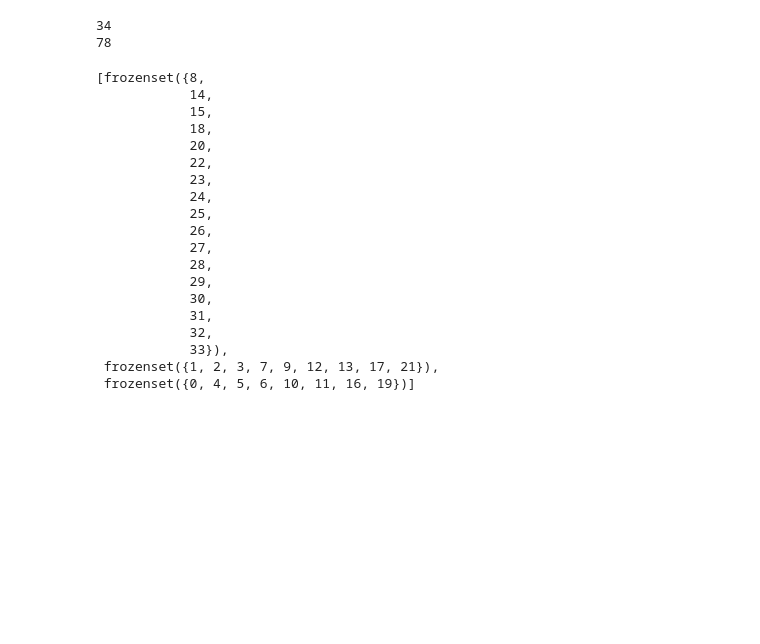
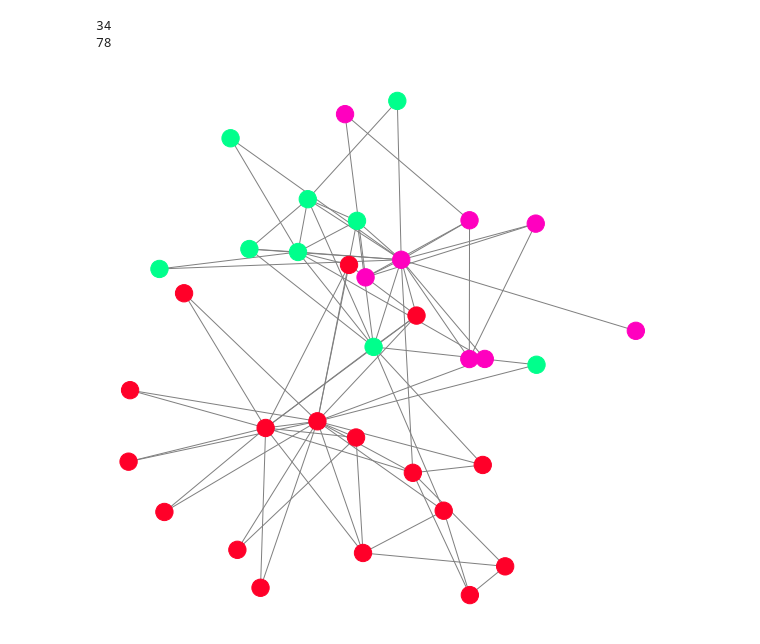
Before and after one commit to CleanPegasus/GNN-from-scratch, a Jupyter notebook: gnn.ipynb, the cells around one changed output. Cells and saved outputs as stored; diff of their text form; code cells hidden in the pictures; blank space fills up the shorter version.

Commit message:
Graph visualization

```diff
--- a/gnn.ipynb
+++ b/gnn.ipynb
@@ -19,25 +19,19 @@ print(graph.number_of_edges())
 78
 # %%
 communities = greedy_modularity_communities(graph)
-# %%
-communities
-# %% [output]
-[frozenset({8,
-            14,
-            15,
-            18,
-            20,
-            22,
-            23,
-            24,
-            25,
-            26,
-            27,
-            28,
-            29,
-            30,
-            31,
-            32,
-            33}),
- frozenset({1, 2, 3, 7, 9, 12, 13, 17, 21}),
- frozenset({0, 4, 5, 6, 10, 11, 16, 19})]
+# %%
+def viz_graph(graph, label_map, node_color, pos = None, **kwargs):
+    fig, ax = plt.subplots(figsize = (10, 10))
+    if pos is None:
+        pos = nx.spring_layout(graph, k = 5/np.sqrt(graph.number_of_nodes()))
+
+    nx.draw(graph, pos, with_labels = label_map is not None, labels = label_map, node_color = node_color, ax = ax, **kwargs)
+
+    #plt.savefig('graph.png', bbox_inches = 'tight')
+# %%
+colors = np.zeros(graph.number_of_nodes())
+for index, com in enumerate(communities):
+    colors[list(com)] = index
+
+classes = np.unique(colors).shape[0]
+labels = np.eye(classes)[colors.astype(int)]
@@ -43,0 +40,4 @@ communities
+# %%
+viz = viz_graph(graph, None, colors, cmap = 'gist_rainbow', edge_color = 'gray')
+# %% [output]
+[figure, added]
```
Also changed, not shown: parts of 1 cell of this notebook, 1 other file.
